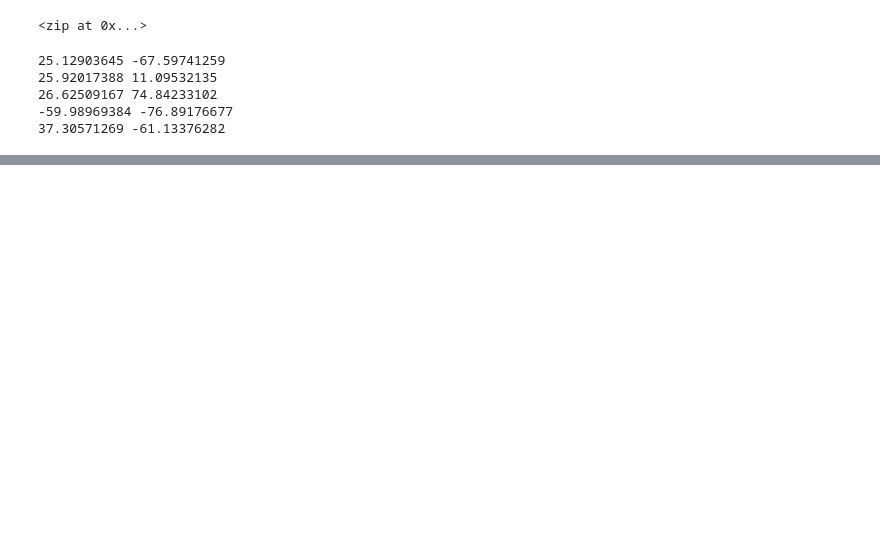
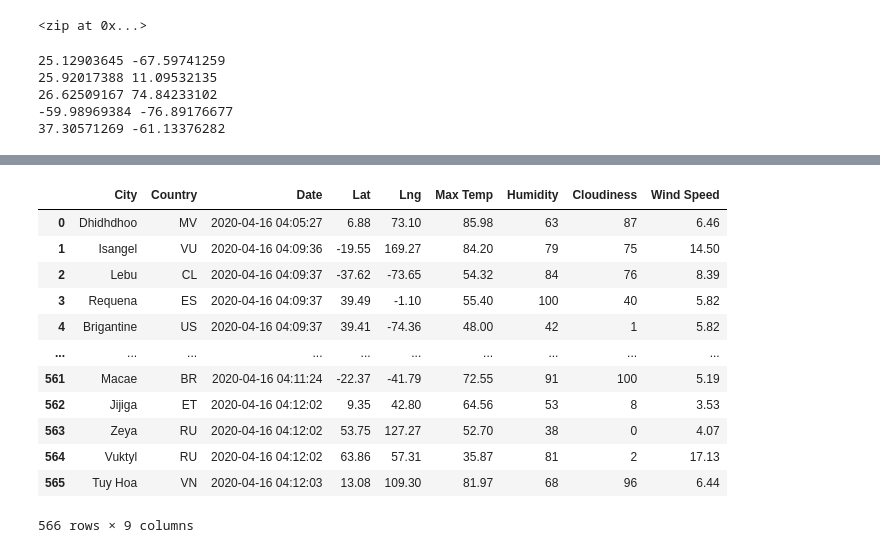
Before and after one commit to natrockwood/World_Weather_Analysis, a Jupyter notebook: WeatherPy.ipynb, the cells around one changed output, grey strips where cells are left out. Saved outputs shown, nothing was run; the diff lists cells and outputs as text; code cells hidden in the pictures; blank space fills up the shorter version.

Commit message:
Modifying .gitignore and adding WeatherPy file

```diff
--- a/WeatherPy.ipynb
+++ b/WeatherPy.ipynb
@@ -5,0 +12,4 @@ import numpy as np
+# %%
+# Starting URL for Weather Map API Call.
+url = "http://api.openweathermap.org/data/2.5/weather?units=Imperial&APPID=" + weather_api_key
+print(url)
@@ -73,0 +178,4 @@ len(cities)
+# %%
+# Convert the array of dictionaries to a Pandas DataFrame.
+city_data_df = pd.DataFrame(city_data)
+city_data_df.head(10)
@@ -73,0 +194,18 @@ len(cities)
+# %%
+new_col_order = ["City","Country","Date","Lat","Lng","Max Temp","Humidity","Cloudiness","Wind Speed"]
+city_data_df = city_data_df[new_col_order]
+city_data_df
+# %% [output]
+|  | City | Country | Date | Lat | Lng | Max Temp | Humidity | Cloudiness | Wind Speed |
+| 0 | Dhidhdhoo | MV | 2020-04-16 04:05:27 | 6.88 | 73.10 | 85.98 | 63 | 87 | 6.46 |
+| 1 | Isangel | VU | 2020-04-16 04:09:36 | -19.55 | 169.27 | 84.20 | 79 | 75 | 14.50 |
+| 2 | Lebu | CL | 2020-04-16 04:09:37 | -37.62 | -73.65 | 54.32 | 84 | 76 | 8.39 |
+| 3 | Requena | ES | 2020-04-16 04:09:37 | 39.49 | -1.10 | 55.40 | 100 | 40 | 5.82 |
+| 4 | Brigantine | US | 2020-04-16 04:09:37 | 39.41 | -74.36 | 48.00 | 42 | 1 | 5.82 |
+| ... | ... | ... | ... | ... | ... | ... | ... | ... | ... |
+| 561 | Macae | BR | 2020-04-16 04:11:24 | -22.37 | -41.79 | 72.55 | 91 | 100 | 5.19 |
+| 562 | Jijiga | ET | 2020-04-16 04:12:02 | 9.35 | 42.80 | 64.56 | 53 | 8 | 3.53 |
+| 563 | Zeya | RU | 2020-04-16 04:12:02 | 53.75 | 127.27 | 52.70 | 38 | 0 | 4.07 |
+| 564 | Vuktyl | RU | 2020-04-16 04:12:02 | 63.86 | 57.31 | 35.87 | 81 | 2 | 17.13 |
+| 565 | Tuy Hoa | VN | 2020-04-16 04:12:03 | 13.08 | 109.30 | 81.97 | 68 | 96 | 6.44 |
+566 rows × 9 columns
```
Also changed, not shown: parts of 10 cells of this notebook, 2 other files.
